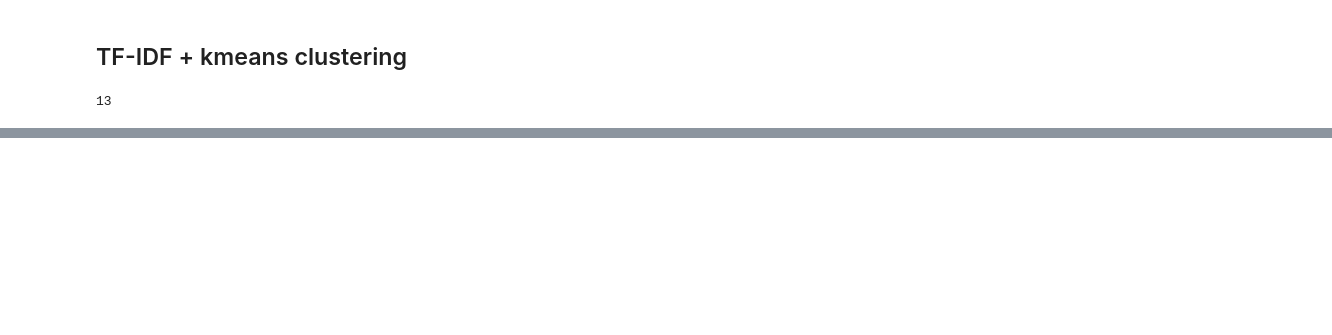
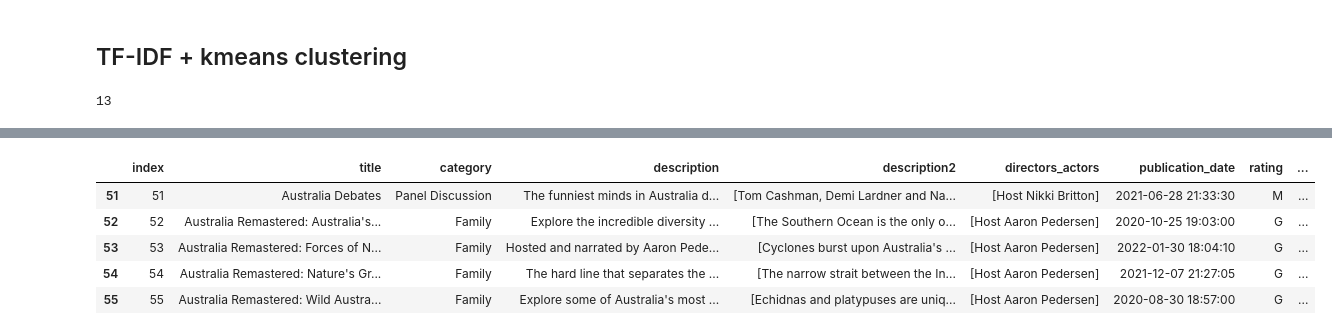
Before and after one commit to zoneout215/RS_assignment, a Jupyter notebook: content_based.ipynb, the cells around one changed output, grey strips where cells are left out. Cells and saved outputs as stored; diff of their text form; code cells hidden in the pictures; blank space fills up the shorter version.

Commit message:
content filter for tv-shows

```diff
--- a/content_based.ipynb
+++ b/content_based.ipynb
@@ -65,3 +65,21 @@ kn = KneeLocator(K, inertia, curve='convex', direction='decreasing')
 print(kn.knee)
 # %% [output]
 13
+# %%
+#tf-idf and kmeans for all tv-shows
+# Convert the text data to a matrix of TF-IDF features
+tfidf_vectorizer_shows = TfidfVectorizer(stop_words='english')
+tfidf_shows = tfidf_vectorizer_shows.fit_transform(df_2['description'])
+
+
+inertia = []
+#calculate the optimal number of clusters
+K = range(1, 20)
+for k in K:
+    kmeanModel = KMeans(n_clusters=k,random_state=0)
+    kmeanModel.fit(tfidf_shows)
+    inertia.append(kmeanModel.inertia_)
+
+
+kn = KneeLocator(K, inertia, curve='convex', direction='decreasing')
+print(kn.knee)
@@ -74,3 +94,13 @@ km.fit(tfidf)
 # Assign cluster labels to each document
 clusters = km.labels_.tolist()
 df['cluster'] = clusters
+# %%
+# Cluster the documents using KMeans
+num_clusters_shows = 10
+km = KMeans(n_clusters=num_clusters_shows)
+km.fit(tfidf_shows)
+
+# Assign cluster labels to each document
+clusters_shows = km.labels_.tolist()
+df_2['cluster'] = clusters_shows
+df_2.head()
@@ -78,0 +128,6 @@ australian = 'Australia|australia|australian|Australian|Aboriginal|Indigenous|Fi
+# %%
+#reset index for df_2
+df_2.reset_index(inplace=True)
+#drop the column 'index'
+df_2.drop(columns=['index', 'level_0'], inplace=True)
+df_2.head()
@@ -79,3 +141,14 @@ australian = 'Australia|australia|australian|Australian|Aboriginal|Indigenous|Fi
+# %%
+expat_library_shows= df_2[df_2['tags2'].str.contains(australian) | df_2['description'].str.contains(australian) | df_2['description2'].str.contains(australian) | df_2['title'].str.contains(australian)
+]
+expat_library_shows.head()
+# %% [output]
+|  | index | title | category | description | description2 | directors_actors | publication_date | rating | ... |
+| 51 | 51 | Australia Debates | Panel Discussion | The funniest minds in Australia d... | [Tom Cashman, Demi Lardner and Na... | [Host Nikki Britton] | 2021-06-28 21:33:30 | M | ... |
+| 52 | 52 | Australia Remastered: Australia's... | Family | Explore the incredible diversity ... | [The Southern Ocean is the only o... | [Host Aaron Pedersen] | 2020-10-25 19:03:00 | G | ... |
+| 53 | 53 | Australia Remastered: Forces of N... | Family | Hosted and narrated by Aaron Pede... | [Cyclones burst upon Australia's ... | [Host Aaron Pedersen] | 2022-01-30 18:04:10 | G | ... |
+| 54 | 54 | Australia Remastered: Nature's Gr... | Family | The hard line that separates the ... | [The narrow strait between the In... | [Host Aaron Pedersen] | 2021-12-07 21:27:05 | G | ... |
+| 55 | 55 | Australia Remastered: Wild Austra... | Family | Explore some of Australia's most ... | [Echidnas and platypuses are uniq... | [Host Aaron Pedersen] | 2020-08-30 18:57:00 | G | ... |
 # %%
 expat_library = df[df['tags2'].str.contains(australian) | df['description'].str.contains(australian) | df['description2'].str.contains(australian) | df['title'].str.contains(australian)
 ]
```
Also changed, not shown: parts of 13 cells of this notebook, 1 other file.
